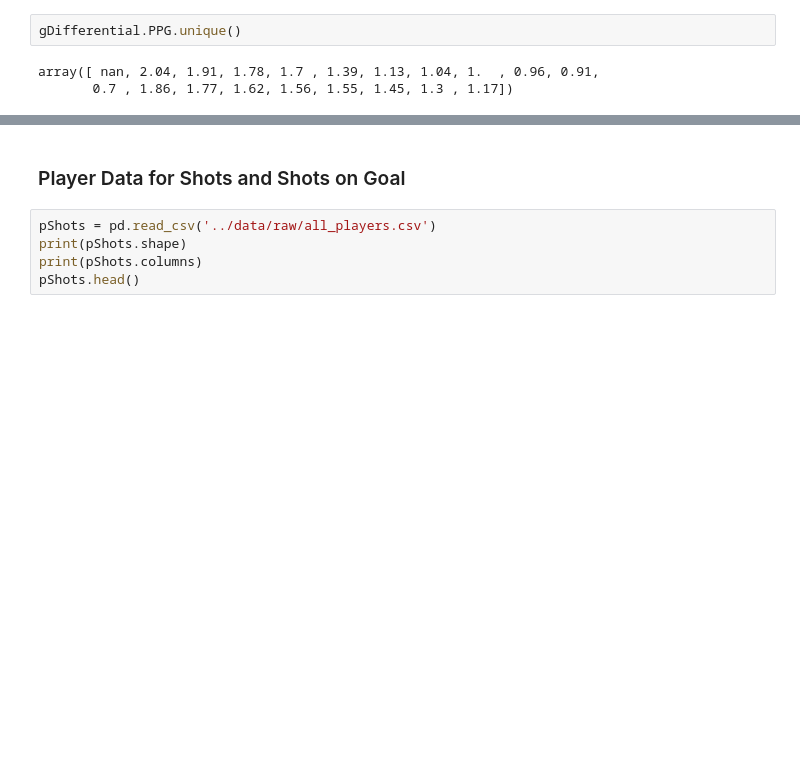
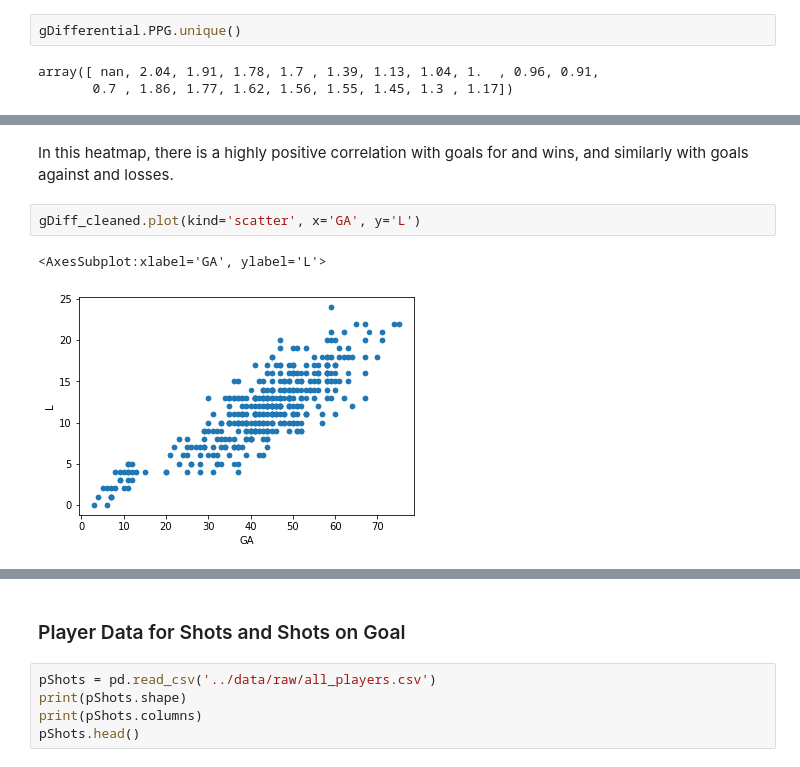
Before and after one commit to data301-2021-winter1/project-group47-project, a Jupyter notebook: notebooks/analysis1.ipynb, the cells around one changed output, grey strips where cells are left out. Saved outputs shown, nothing was run; the diff lists cells and outputs as text; blank space fills up the shorter version.

```diff
--- a/notebooks/analysis1.ipynb
+++ b/notebooks/analysis1.ipynb
@@ -100,0 +82,7 @@ Index(['Pos', 'Team', 'GP', 'W', 'L', 'SW', 'GF', 'GA', 'GD', 'Pts',
+# %% [markdown]
+In this heatmap, there is a highly positive correlation with goals for and wins, and similarly with goals against and losses.
+# %%
+gDiff_cleaned.plot(kind='scatter', x='GA', y='L')
+# %% [output]
+<AxesSubplot:xlabel='GA', ylabel='L'>
+[figure, added]
```
Also changed, not shown: parts of 11 cells of this notebook.
